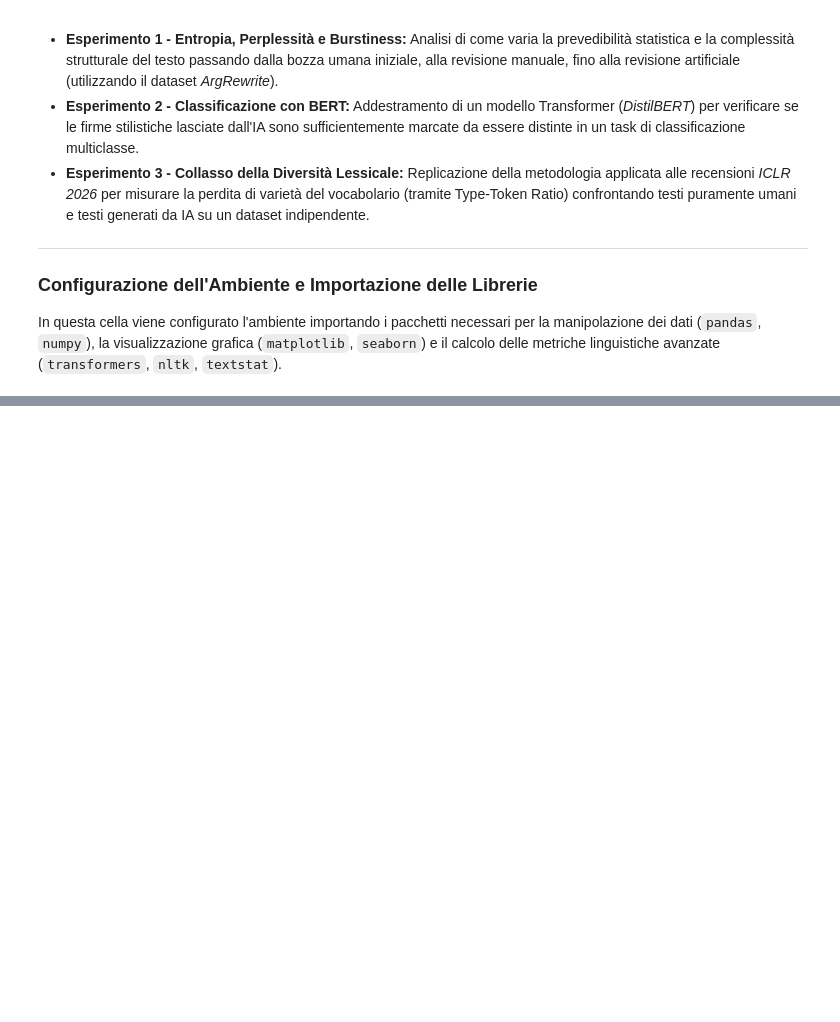
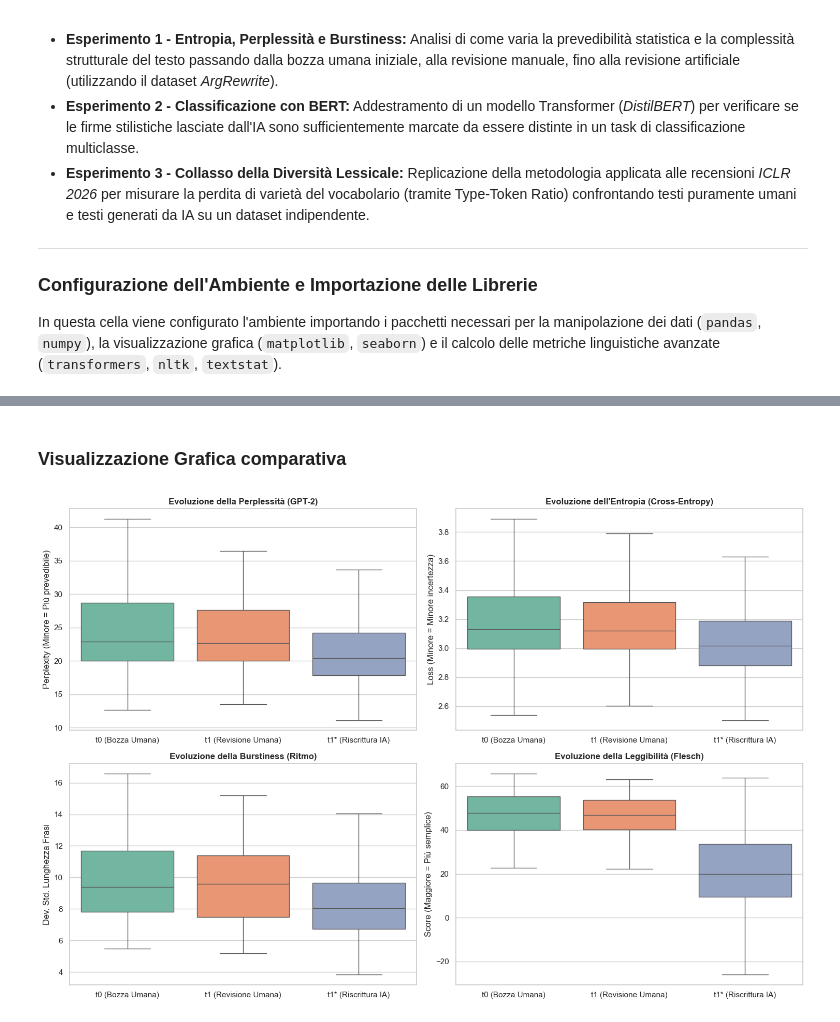
Before and after one commit to MarcoDeLuca21/project_work_nlp, a Jupyter notebook: notebook.ipynb, the cells around one changed output, grey strips where cells are left out. Cells and saved outputs as stored; diff of their text form; code cells hidden in the pictures; blank space fills up the shorter version.

```diff
--- a/notebook.ipynb
+++ b/notebook.ipynb
@@ -28,8 +28,10 @@ import nltk
 import textstat
 
 # download dei tokenizzatori NLTK per dividere il testo in frasi e parole
-nltk.download('punkt', quiet=True)
+nltk.download('punkt')
+nltk.download('punkt_tab')
 
 # setup grafico per le curve evolutive temporali
 sns.set_theme(style="whitegrid")
-plt.rcParams["figure.figsize"] = (10, 6)
+plt.rcParams["figure.figsize"] = (12, 6)
+plt.rcParams["font.size"] = 11
@@ -141,0 +193,36 @@ Per tracciare questa evoluzione estrarremo quattro grandezze fondamentali:
+# %% [markdown]
+### Visualizzazione Grafica comparativa
+# %%
+fig, axes = plt.subplots(2, 2, figsize=(15, 10))
+
+metriche_config = [
+    ("perplexity", "Evoluzione della Perplessità (GPT-2)", "Perplexity (Minore = Più prevedibile)", axes[0, 0]),
+    ("entropy", "Evoluzione dell'Entropia (Cross-Entropy)", "Loss (Minore = Minore incertezza)", axes[0, 1]),
+    ("burstiness", "Evoluzione della Burstiness (Ritmo)", "Dev. Std. Lunghezza Frasi", axes[1, 0]),
+    ("readability", "Evoluzione della Leggibilità (Flesch)", "Score (Maggiore = Più semplice)", axes[1, 1])
+]
+
+for col, titolo, ylabel, ax in metriche_config:
+    df_melt = pd.melt(
+        df_timeline,
+        value_vars=[f"t0_{col}", f"t1_h_{col}", f"t1_ai_{col}"],
+        var_name="Stadio", value_name="Valore"
+    )
+    df_melt["Stadio"] = df_melt["Stadio"].map({
+        f"t0_{col}": "t0 (Bozza Umana)",
+        f"t1_h_{col}": "t1 (Revisione Umana)",
+        f"t1_ai_{col}": "t1* (Riscrittura IA)"
+    })
+
+    sns.boxplot(
+        data=df_melt, x="Stadio", y="Valore", ax=ax,
+        hue="Stadio", palette="Set2", legend=False, showfliers=False
+    )
+    ax.set_title(titolo, fontsize=12, fontweight="bold")
+    ax.set_ylabel(ylabel)
+    ax.set_xlabel("")
+
+plt.tight_layout()
+plt.show()
+# %% [output]
+[figure, added]
```
Also changed, not shown: parts of 8 cells of this notebook.
